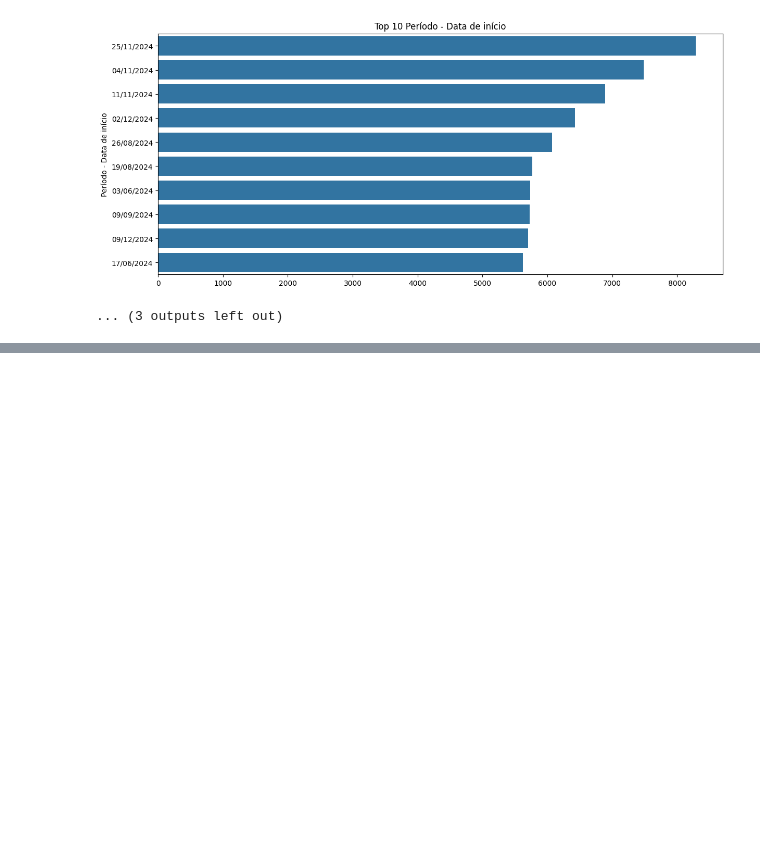
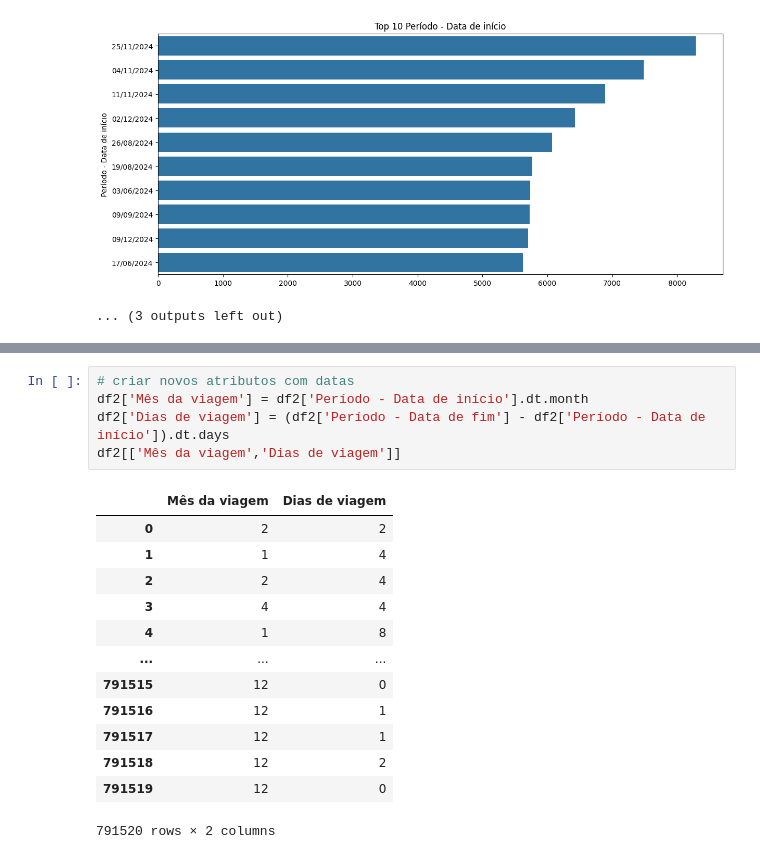
Before and after one commit to esscova/data_analytics, a Jupyter notebook: analises/013/013.ipynb, the cells around one changed output, grey strips where cells are left out. Cells and saved outputs as stored; diff of their text form; blank space fills up the shorter version.

```diff
--- a/analises/013/013.ipynb
+++ b/analises/013/013.ipynb
@@ -235,0 +288,19 @@ for col in df.select_dtypes('object'):
+# %%
+# criar novos atributos com datas
+df2['Mês da viagem'] = df2['Período - Data de início'].dt.month
+df2['Dias de viagem'] = (df2['Período - Data de fim'] - df2['Período - Data de início']).dt.days
+df2[['Mês da viagem','Dias de viagem']]
+# %% [output]
+|  | Mês da viagem | Dias de viagem |
+| 0 | 2 | 2 |
+| 1 | 1 | 4 |
+| 2 | 2 | 4 |
+| 3 | 4 | 4 |
+| 4 | 1 | 8 |
+| ... | ... | ... |
+| 791515 | 12 | 0 |
+| 791516 | 12 | 1 |
+| 791517 | 12 | 1 |
+| 791518 | 12 | 2 |
+| 791519 | 12 | 0 |
+791520 rows × 2 columns
```
Also changed, not shown: parts of 9 cells of this notebook.
